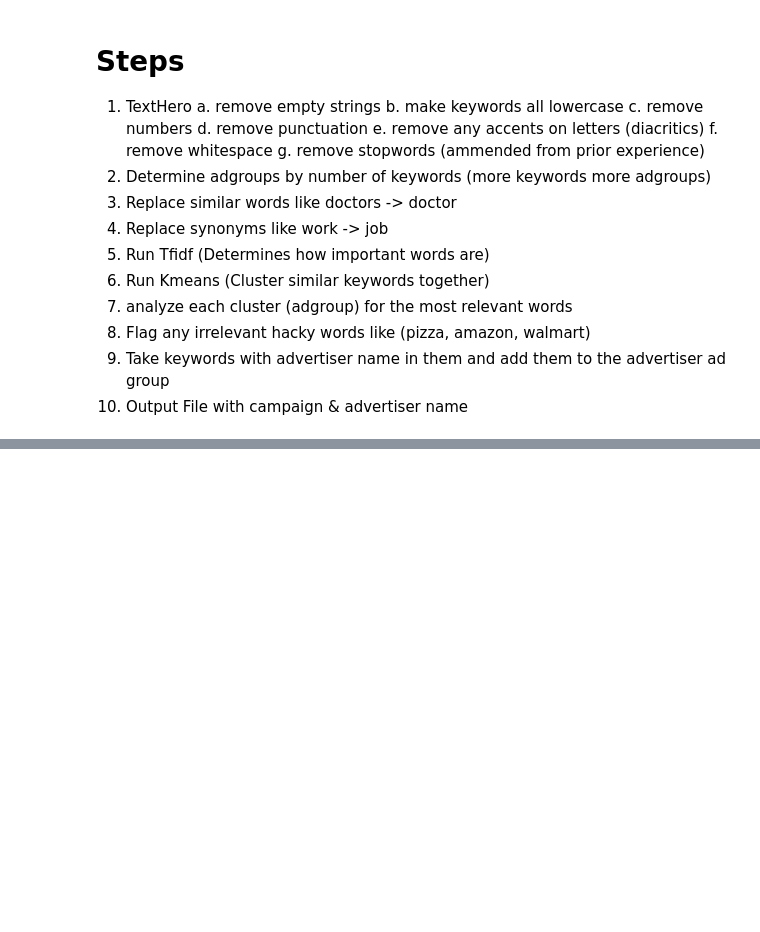
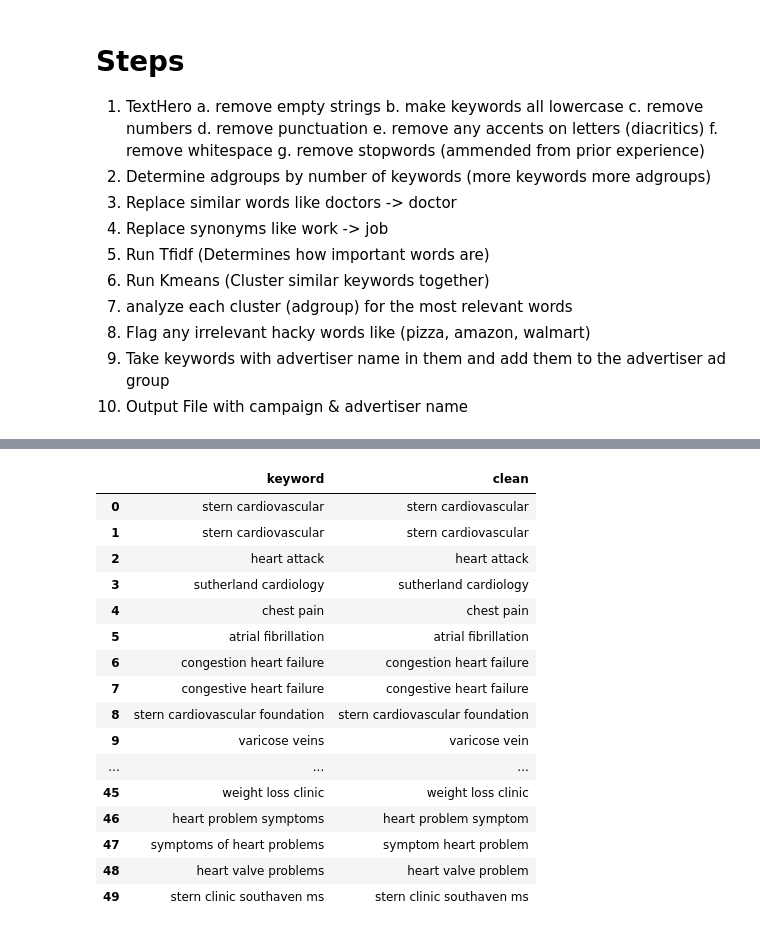
Before and after one commit to brentglassmanfrequence/Keyword-Grouper, a Jupyter notebook: Keyword_Final_11-11-2021.ipynb, the cells around one changed output, grey strips where cells are left out. Saved outputs shown, nothing was run; the diff lists cells and outputs as text; code cells hidden in the pictures; blank space fills up the shorter version.

```diff
--- a/Keyword_Final_11-11-2021.ipynb
+++ b/Keyword_Final_11-11-2021.ipynb
@@ -119,6 +124,15 @@ def get_top_keywords(data, clusters, labels, n_terms):
 def advertiser_adgroup(data):
     # .str.contains("substring")
     return 0
+
+nlp = spacy.load('en_core_web_sm')
+
+def clean_text(text):
+    doc = nlp(text)
+    cleaned_text = " ".join(token.lemma_ for token in doc if not token.is_stop
+                            and not token.is_punct
+                            and not token.is_digit)
+    return cleaned_text.lower()
 # %%
 # unique_display_id: only value that needs to be input into the program.
 inputs = [16329538734251683884]
@@ -181,8 +194,9 @@ for val in df2['submitted_prod_id']:
     df['keyword'] = df['keyword'].apply(lambda x: x.replace('"', ''))
     df = df[df['keyword']!=''].reset_index(drop = True)
     df = df.drop_duplicates()
-    df['clean'] = hero.clean(df['keyword'])
-    df['clean'] = hero.remove_stopwords(df['clean'],stop)
+    df['clean'] = df['keyword'].apply(clean_text)
+    #df['clean'] = hero.clean(df['keyword'])
+    #df['clean'] = hero.remove_stopwords(df['clean'],stop)
 
     Nclust = max(min(round(df['clean'].nunique()/42),8),2)
     d_word2 = word_dict(df,'clean')
@@ -215,15 +229,18 @@ for val in df2['submitted_prod_id']:
     df_out['flag']=np.where(~df_out['keyword'].str.contains('|'.join(hacks), case=False),0,1)
     df_out[df_out['flag']==1]
 
-    str1 =  hero.clean(df_out['campaign_name']).unique()[0]
-    str2 =  hero.clean(df_out['advertiser_name']).unique()[0]
+    # str1 =  hero.clean(df_out['campaign_name']).unique()[0]
+    # str2 =  hero.clean(df_out['advertiser_name']).unique()[0]
+    str1 =  df_out['campaign_name'].unique()[0]
+    str2 =  df_out['advertiser_name'].unique()[0]
     str3 = df_out['unique_display_id'].unique()[0]
 
     df_out['label4']=np.where(~hero.clean(df_out['keyword']).str.contains(str2, case=False),df_out['label4'],'Advertiser Ad Group')
 
 
 
-    str_out = 'Grouping_Outputs/keyword_grouping__' + str1 +'__'+ str2 +'__'+ str3 + '.csv'
+    #str_out = 'Grouping_Outputs/keyword_grouping__' + str1 +'__'+ str2 +'__'+ str3 + '.csv'
+    str_out = 'Keyword_Grouping/Grouping_Outputs/keyword_grouping__' + str1 +'__'+ str2 +'__'+ str3 + '.csv'
     df_out.rename(columns = {'id': 'Original_adgroup','label4':'Ad Group #', 'Cluster_Overview': 'Ad Group Overview'}).sort_values(by='Ad Group #').to_csv(str_out)
 # %%
 print(df_out['label4'].unique())
@@ -247,3 +264,23 @@ df_out[df_out['label4']=='Advertiser Ad Group']
 | 130 | 16329538734251683884 | DMA MEMPHIS-SEM | Stern Cardiovascular | the stern cardiovascular center | Advertiser Ad Group | ['stern', 'cardiovascular', 'sout... | 0 |
 | 144 | 16329538734251683884 | DMA MEMPHIS-SEM | Stern Cardiovascular | stern cardiovascular physicians | Advertiser Ad Group | ['stern', 'cardiovascular', 'sout... | 0 |
 | 147 | 16329538734251683884 | DMA MEMPHIS-SEM | Stern Cardiovascular | stern cardiovascular center memphis | Advertiser Ad Group | ['stern', 'cardiovascular', 'sout... | 0 |
+# %%
+df[['keyword','clean']][0:50]
+# %% [output]
+|  | keyword | clean |
+| 0 | stern cardiovascular | stern cardiovascular |
+| 1 | stern cardiovascular | stern cardiovascular |
+| 2 | heart attack | heart attack |
+| 3 | sutherland cardiology | sutherland cardiology |
+| 4 | chest pain | chest pain |
+| 5 | atrial fibrillation | atrial fibrillation |
+| 6 | congestion heart failure | congestion heart failure |
+| 7 | congestive heart failure | congestive heart failure |
+| 8 | stern cardiovascular foundation | stern cardiovascular foundation |
+| 9 | varicose veins | varicose vein |
+| ... | ... | ... |
+| 45 | weight loss clinic | weight loss clinic |
+| 46 | heart problem symptoms | heart problem symptom |
+| 47 | symptoms of heart problems | symptom heart problem |
+| 48 | heart valve problems | heart valve problem |
+| 49 | stern clinic southaven ms | stern clinic southaven ms |
```
Also changed, not shown: parts of 2 cells of this notebook.
